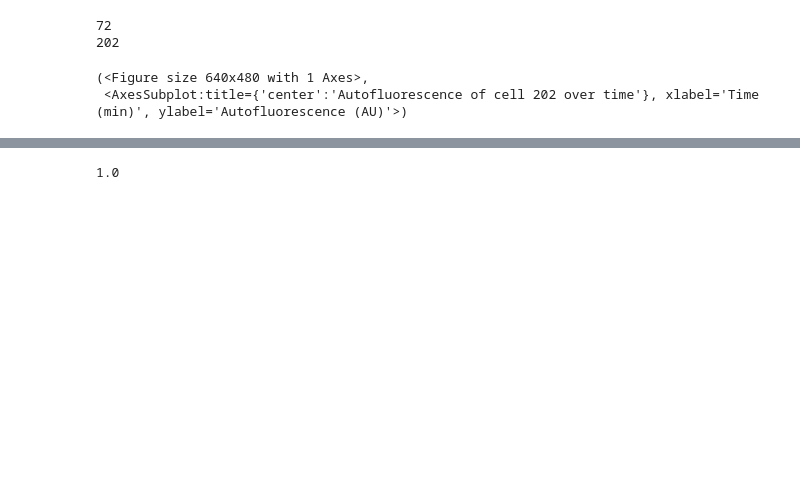
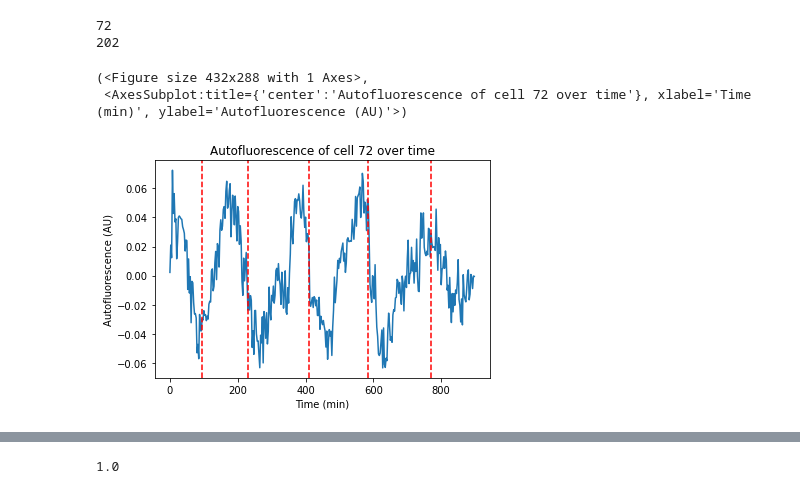
Before and after one commit to arinwongprommoon/gh-sl-time-series-pipeline, a Jupyter notebook: ar_sandbox_2021.ipynb, the cells around one changed output, grey strips where cells are left out. Saved outputs shown, nothing was run; the diff lists cells and outputs as text; code cells hidden in the pictures; blank space fills up the shorter version.

```diff
--- a/ar_sandbox_2021.ipynb
+++ b/ar_sandbox_2021.ipynb
@@ -77,9 +75,10 @@ for cell in [Flavin.cells[72], Flavin.cells[202]]:
 72
 202
 # %%
-cell_index = 202
+cell_index = 72
 Flavin.cells[cell_index].plot_ts(y_attr='flavin.reading_processed')
 # %% [output]
-(<Figure size 640x480 with 1 Axes>,
- <AxesSubplot:title={'center':'Autofluorescence of cell 202 over time'}, xlabel='Time (min)', ylabel='Autofluorescence (AU)'>)
+(<Figure size 432x288 with 1 Axes>,
+ <AxesSubplot:title={'center':'Autofluorescence of cell 72 over time'}, xlabel='Time (min)', ylabel='Autofluorescence (AU)'>)
+[figure, added]
 # %%
```
Also changed, not shown: parts of 15 cells of this notebook.
